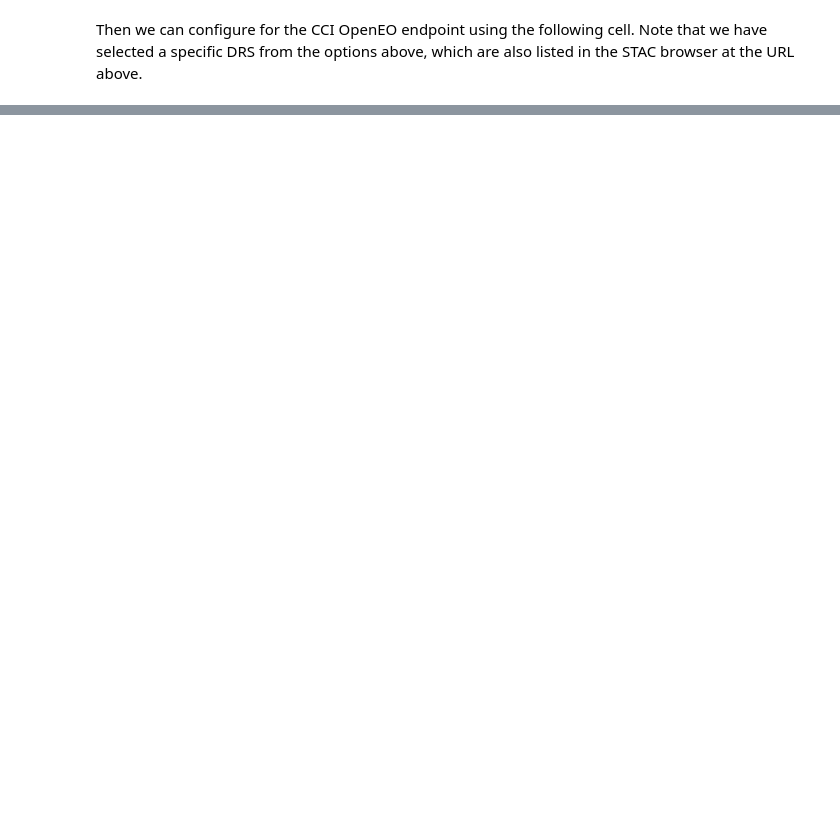
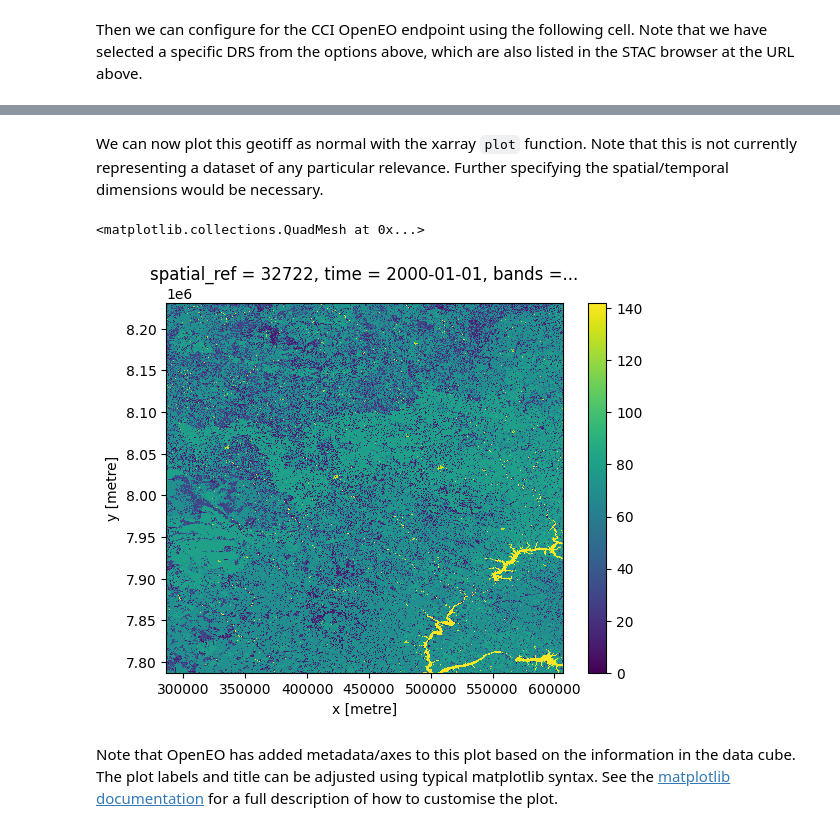
Before and after one commit to esa-cci/odp-demonstrators, a Jupyter notebook: OpenEO/openeo_landcover.ipynb, the cells around one changed output, grey strips where cells are left out. Cells and saved outputs as stored; diff of their text form; code cells hidden in the pictures; blank space fills up the shorter version.

```diff
--- a/OpenEO/openeo_landcover.ipynb
+++ b/OpenEO/openeo_landcover.ipynb
@@ -83,0 +80,3 @@ Attributes: (0)
+# %%
+lc = dataset.sel(bands='MAP_CL01').squeeze()
+lc
@@ -83,0 +107,9 @@ Attributes: (0)
+# %% [markdown]
+We can now plot this geotiff as normal with the xarray `plot` function. Note that this is not currently representing a dataset of any particular relevance. Further specifying the spatial/temporal dimensions would be necessary.
+# %%
+lc.plot()
+# %% [output]
+<matplotlib.collections.QuadMesh at 0x...>
+[figure, added]
+# %% [markdown]
+Note that OpenEO has added metadata/axes to this plot based on the information in the data cube. The plot labels and title can be adjusted using typical matplotlib syntax. See the [matplotlib documentation](https://matplotlib.org/stable/api/_as_gen/matplotlib.axes.Axes.html) for a full description of how to customise the plot.
```
Also changed, not shown: parts of 7 cells of this notebook.
